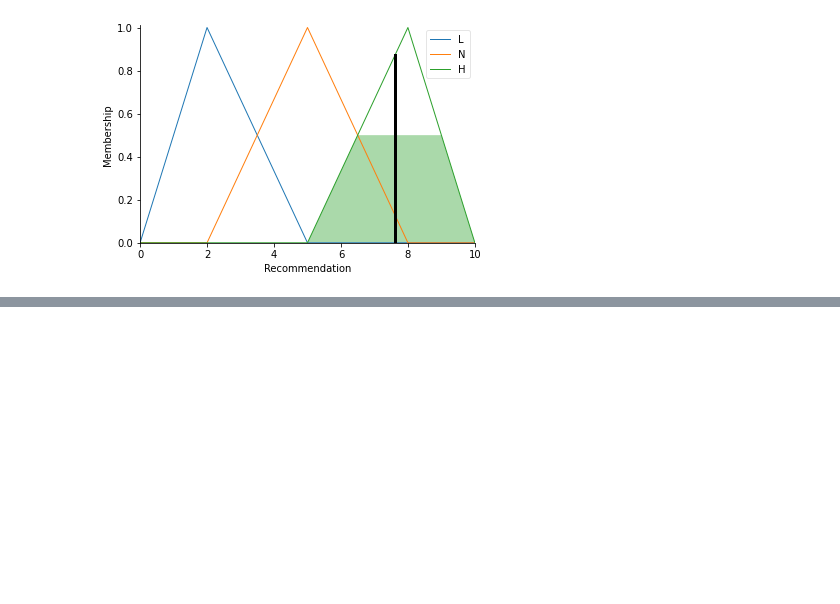
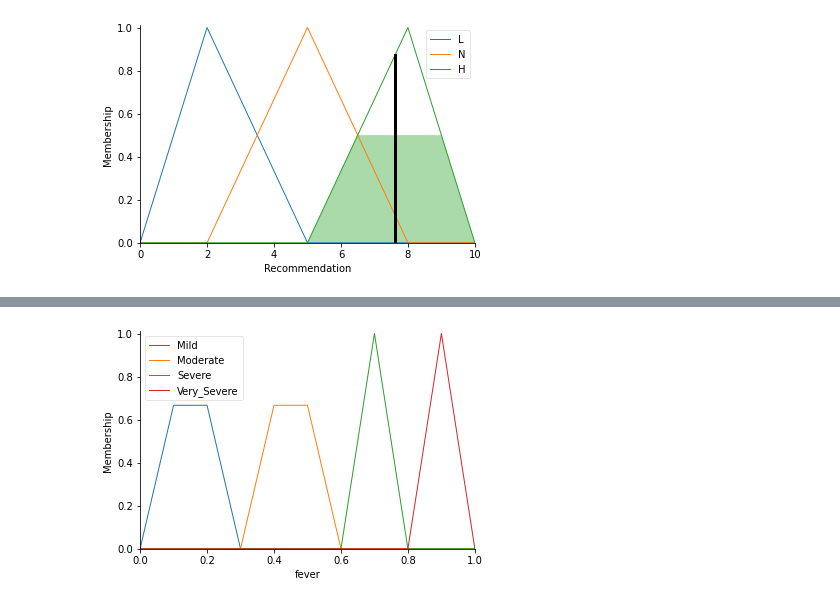
Before and after one commit to hcmih1507/HomeworkAI.19146216, a Jupyter notebook: Fuzzylogic.ipynb, the cells around one changed output, grey strips where cells are left out. Saved outputs shown, nothing was run; the diff lists cells and outputs as text; code cells hidden in the pictures; blank space fills up the shorter version.

```diff
--- a/Fuzzylogic.ipynb
+++ b/Fuzzylogic.ipynb
@@ -1148,0 +1162,88 @@ rec.view(sim=recing)
+# %%
+fever=ctrl.Antecedent(np.arange(0,1.1,0.1),'fever')
+headache=ctrl.Antecedent(np.arange(0,1.1,0.1),'headache')
+nausea=ctrl.Antecedent(np.arange(0,1.1,0.1),'nausea')
+vomiting=ctrl.Antecedent(np.arange(0,1.1,0.1),'vomiting')
+ijaundice=ctrl.Antecedent(np.arange(0,1.1,0.1),'ijaundice')
+enlarge_liver=ctrl.Antecedent(np.arange(0,1.1,0.1),'enlarge_liver')
+joint_pain=ctrl.Antecedent(np.arange(0,1.1,0.1),'joint_pain')
+body_weakness=ctrl.Antecedent(np.arange(0,1.1,0.1),'body_weakness')
+dizziness=ctrl.Antecedent(np.arange(0,1.1,0.1),'dizziness')
+loss_of_appetite=ctrl.Antecedent(np.arange(0,1.1,0.1),'loss_of_appetite')
+mp=ctrl.Antecedent(np.arange(0,1.1,0.1),'mp')
+conclu=ctrl.Consequent(np.arange(0,1.1,0.1),'conclu')
+
+fever['Mild']=fuzz.trimf(fever.universe,[0 ,0.15, 0.3])
+fever['Moderate']=fuzz.trimf(fever.universe,[ 0.3, 0.45, 0.6])
+fever['Severe']=fuzz.trimf(fever.universe,[0.6, 0.7 ,0.8 ])
+fever['Very_Severe']=fuzz.trimf(fever.universe,[0.8, 0.9, 1 ])
+
+headache['Mild']=fuzz.trimf(headache.universe,[0 ,0.15, 0.3])
+headache['Moderate']=fuzz.trimf(headache.universe,[ 0.3 ,0.45, 0.6])
+headache['Severe']=fuzz.trimf(headache.universe,[0.6 ,0.7 ,0.8 ])
+headache['Very_Severe']=fuzz.trimf(headache.universe,[0.8, 0.9, 1 ])
+
+nausea['Mild']=fuzz.trimf(nausea.universe,[0 ,0.15 ,0.3])
+nausea['Moderate']=fuzz.trimf(nausea.universe,[ 0.3, 0.45, 0.6])
+nausea['Severe']=fuzz.trimf(nausea.universe,[0.6 ,0.7 ,0.8 ])
+nausea['Very_Severe']=fuzz.trimf(nausea.universe,[0.8, 0.9, 1 ])
+
+vomiting['Mild']=fuzz.trimf(vomiting.universe,[0 ,0.15 ,0.3])
+vomiting['Moderate']=fuzz.trimf(vomiting.universe,[ 0.3, 0.45, 0.6])
+vomiting['Severe']=fuzz.trimf(vomiting.universe,[0.6 ,0.7 ,0.8 ])
+vomiting['Very_Severe']=fuzz.trimf(vomiting.universe,[0.8 ,0.9 ,1 ])
+
+ijaundice['Mild']=fuzz.trimf(ijaundice.universe,[0 ,0.15 ,0.3])
+ijaundice['Moderate']=fuzz.trimf(ijaundice.universe,[ 0.3 ,0.45, 0.6])
+ijaundice['Severe']=fuzz.trimf(ijaundice.universe,[0.6 ,0.7 ,0.8 ])
+ijaundice['Very_Severe']=fuzz.trimf(ijaundice.universe,[0.8, 0.9, 1 ])
+
+enlarge_liver['Mild']=fuzz.trimf(enlarge_liver.universe,[0, 0.15 ,0.3])
+enlarge_liver['Moderate']=fuzz.trimf(enlarge_liver.universe,[ 0.3, 0.45, 0.6])
+enlarge_liver['Severe']=fuzz.trimf(enlarge_liver.universe,[0.6 ,0.7 ,0.8 ])
+enlarge_liver['Very_Severe']=fuzz.trimf(enlarge_liver.universe,[0.8, 0.9, 1 ])
+
+joint_pain['Mild']=fuzz.trimf(joint_pain.universe,[0 ,0.15 ,0.3])
+joint_pain['Moderate']=fuzz.trimf(joint_pain.universe,[ 0.3, 0.45, 0.6])
+joint_pain['Severe']=fuzz.trimf(joint_pain.universe,[0.6 ,0.7 ,0.8 ])
+joint_pain['Very_Severe']=fuzz.trimf(joint_pain.universe,[0.8, 0.9, 1 ])
+
+body_weakness['Mild']=fuzz.trimf(body_weakness.universe,[0 ,0.15, 0.3])
+body_weakness['Moderate']=fuzz.trimf(body_weakness.universe,[ 0.3, 0.45, 0.6])
+body_weakness['Severe']=fuzz.trimf(body_weakness.universe,[0.6 ,0.7 ,0.8 ])
+body_weakness['Very_Severe']=fuzz.trimf(body_weakness.universe,[0.8, 0.9, 1 ])
+
+dizziness['Mild']=fuzz.trimf(dizziness.universe,[0, 0.15 ,0.3])
+dizziness['Moderate']=fuzz.trimf(dizziness.universe,[ 0.3, 0.45, 0.6])
+dizziness['Severe']=fuzz.trimf(dizziness.universe,[0.6, 0.7 ,0.8 ])
+dizziness['Very_Severe']=fuzz.trimf(dizziness.universe,[0.8, 0.9, 1 ])
+
+loss_of_appetite['Mild']=fuzz.trimf(loss_of_appetite.universe,[0 ,0.15, 0.3])
+loss_of_appetite['Moderate']=fuzz.trimf(loss_of_appetite.universe,[ 0.3, 0.45, 0.6])
+loss_of_appetite['Severe']=fuzz.trimf(loss_of_appetite.universe,[0.6 ,0.7 ,0.8 ])
+loss_of_appetite['Very_Severe']=fuzz.trimf(loss_of_appetite.universe,[0.8, 0.9 ,1 ])
+
+mp['Mild']=fuzz.trimf(mp.universe,[0 ,0.15, 0.3])
+mp['Moderate']=fuzz.trimf(mp.universe,[ 0.3, 0.45, 0.6])
+mp['Severe']=fuzz.trimf(mp.universe,[0.6 ,0.7 ,0.8 ])
+mp['Very_Severe']=fuzz.trimf(mp.universe,[0.8, 0.9, 1 ])
+
+conclu['Mild']=fuzz.trimf(conclu.universe,[0 ,0.15, 0.3])
+conclu['Moderate']=fuzz.trimf(conclu.universe,[ 0.3, 0.45, 0.6])
+conclu['Severe']=fuzz.trimf(conclu.universe,[0.6, 0.7 ,0.8 ])
+conclu['Very_Severe']=fuzz.trimf(conclu.universe,[0.8, 0.9, 1 ])
+
+fever.view()
+headache.view()
+nausea.view()
+vomiting.view()
+ijaundice.view()
+enlarge_liver.view()
+joint_pain.view()
+body_weakness.view()
+dizziness.view()
+loss_of_appetite.view()
+mp.view()
+conclu.view()
+# %% [output]
+[figure, added]
```
Also changed, not shown: parts of 3 cells of this notebook.
